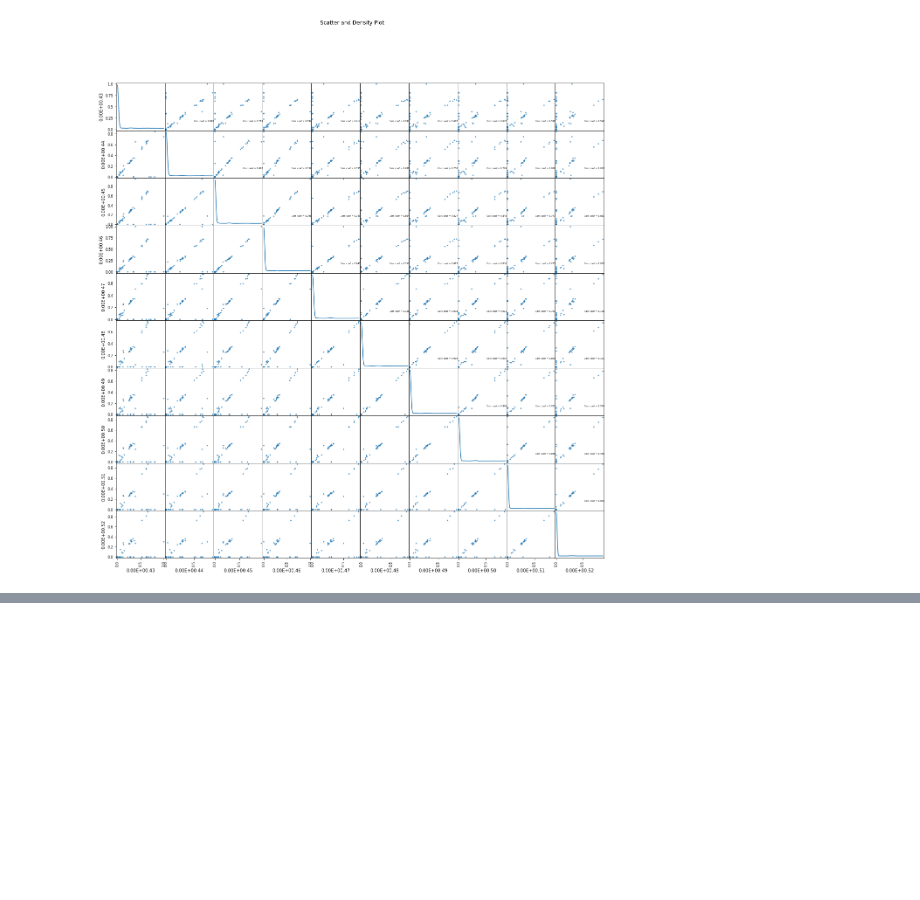
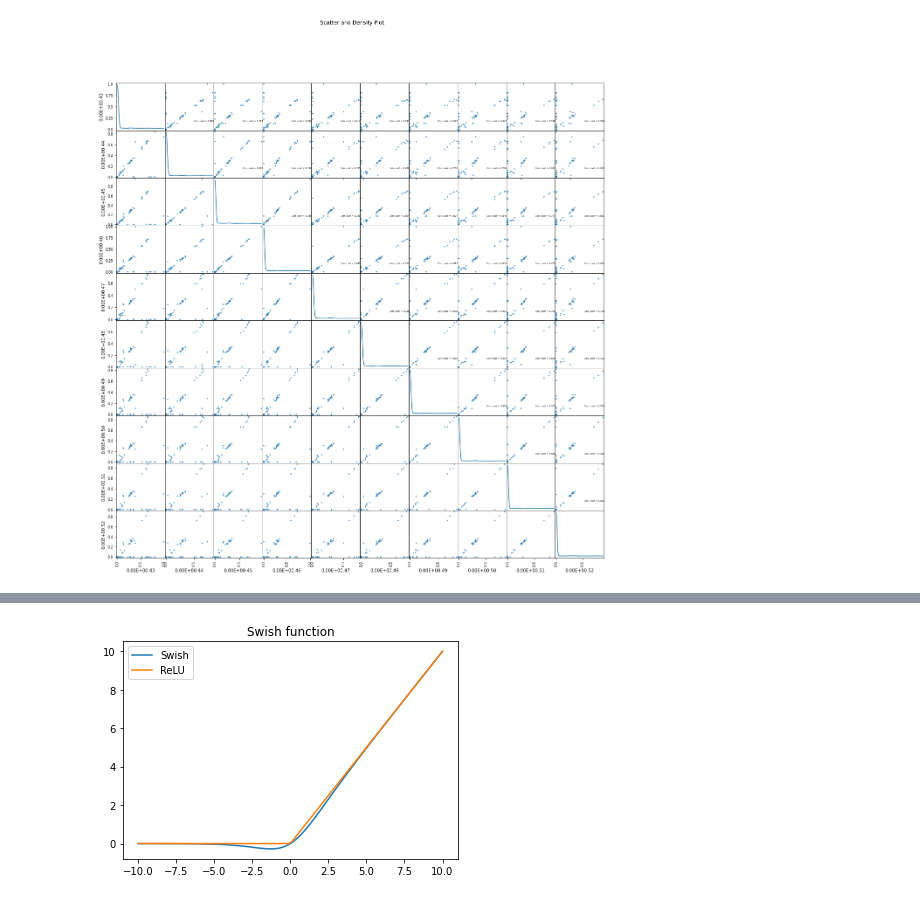
Before and after one commit to DS-Popeye/ECG-Heartbeat-Categorization, a Jupyter notebook: ECG_EDA_Analysis.ipynb, the cells around one changed output, grey strips where cells are left out. Saved outputs shown, nothing was run; the diff lists cells and outputs as text; code cells hidden in the pictures; blank space fills up the shorter version.

```diff
--- a/ECG_EDA_Analysis.ipynb
+++ b/ECG_EDA_Analysis.ipynb
@@ -208,0 +217,19 @@ plt.show()
+# %%
+import torch
+import torch.nn as nn
+class Swish(nn.Module):
+    def forward(self, x):
+        return x * torch.sigmoid(x)
+
+x = torch.linspace(-10.0, 10.0, 100)
+swish = Swish()
+swish_out = swish(x)
+relu_out = torch.relu(x)
+
+plt.title('Swish function')
+plt.plot(x.numpy(), swish_out.numpy(), label='Swish')
+plt.plot(x.numpy(), relu_out.numpy(), label='ReLU')
+plt.legend();
+plt.show()
+# %% [output]
+[figure, added]
```
Also changed, not shown: parts of 6 cells of this notebook.
